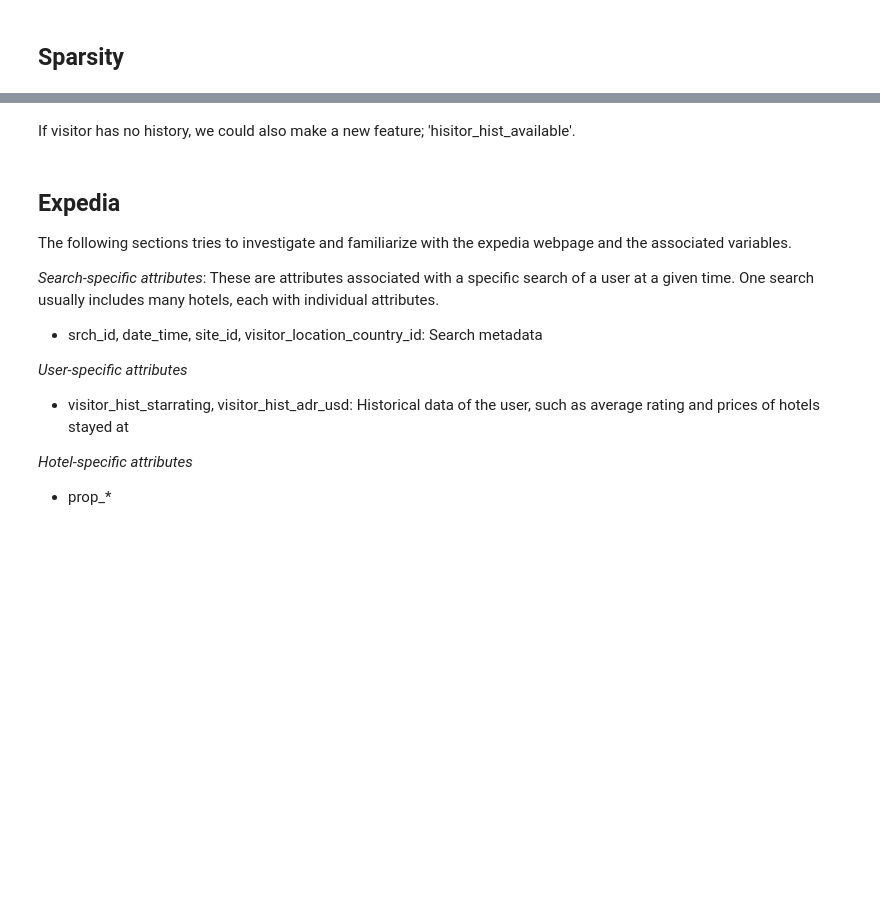
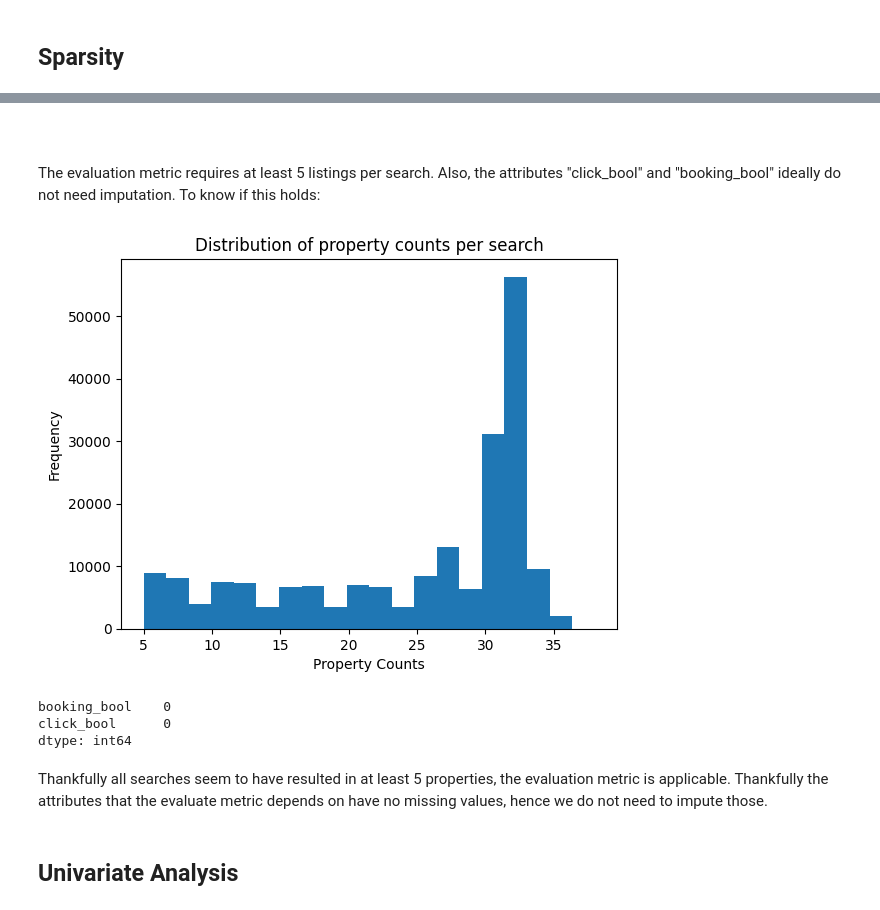
Before and after one commit to L42-AI/dmt-2, a Jupyter notebook: src/notebooks/eda.ipynb, the cells around one changed output, grey strips where cells are left out. Cells and saved outputs as stored; diff of their text form; code cells hidden in the pictures; blank space fills up the shorter version.

```diff
--- a/src/notebooks/eda.ipynb
+++ b/src/notebooks/eda.ipynb
@@ -112,2 +72,0 @@ Index(['srch_id', 'date_time', 'site_id', 'visitor_location_country_id',
-# %%
-train_set = train_set.drop(columns = train_excl_attr)
@@ -154,15 +112,28 @@ Percentage of Missing Values: 46.34%
-# %% [markdown]
-If visitor has no history, we could also make a new feature; 'hisitor_hist_available'.
-# %% [markdown]
-## Expedia
-The following sections tries to investigate and familiarize with the expedia webpage and the associated variables.
-
-*Search-specific attributes*:
-These are attributes associated with a specific search of a user at a given time. One search usually includes many hotels, each with individual attributes.
-- srch_id, date_time, site_id, visitor_location_country_id: Search metadata
-
-*User-specific attributes*
-- visitor_hist_starrating, visitor_hist_adr_usd: Historical data of the user, such as average rating and prices of hotels stayed at
-
-*Hotel-specific attributes*
-- prop_*
+# %% [markdown]
+##
+# %% [markdown]
+The evaluation metric requires at least 5 listings per search. Also, the attributes "click_bool" and "booking_bool" ideally do not need imputation. To know if this holds:
+# %%
+train_grouped = train_set.groupby('srch_id')
+n_search = list()
+
+for srch_id, data in train_grouped:
+    n_search.append(data.shape[0])
+# %%
+plt.hist(n_search, bins = 20)
+plt.title('Distribution of property counts per search')
+plt.xlabel('Property Counts')
+plt.ylabel('Frequency')
+plt.show()
+# %% [output]
+[figure, added]
+# %%
+train_set[['booking_bool', 'click_bool']].isna().sum()
+# %% [output]
+booking_bool    0
+click_bool      0
+dtype: int64
+# %% [markdown]
+Thankfully all searches seem to have resulted in at least 5 properties, the evaluation metric is applicable. Thankfully the attributes that the evaluate metric depends on have no missing values, hence we do not need to impute those.
+# %% [markdown]
+## Univariate Analysis
```
Also changed, not shown: parts of 15 cells of this notebook.
